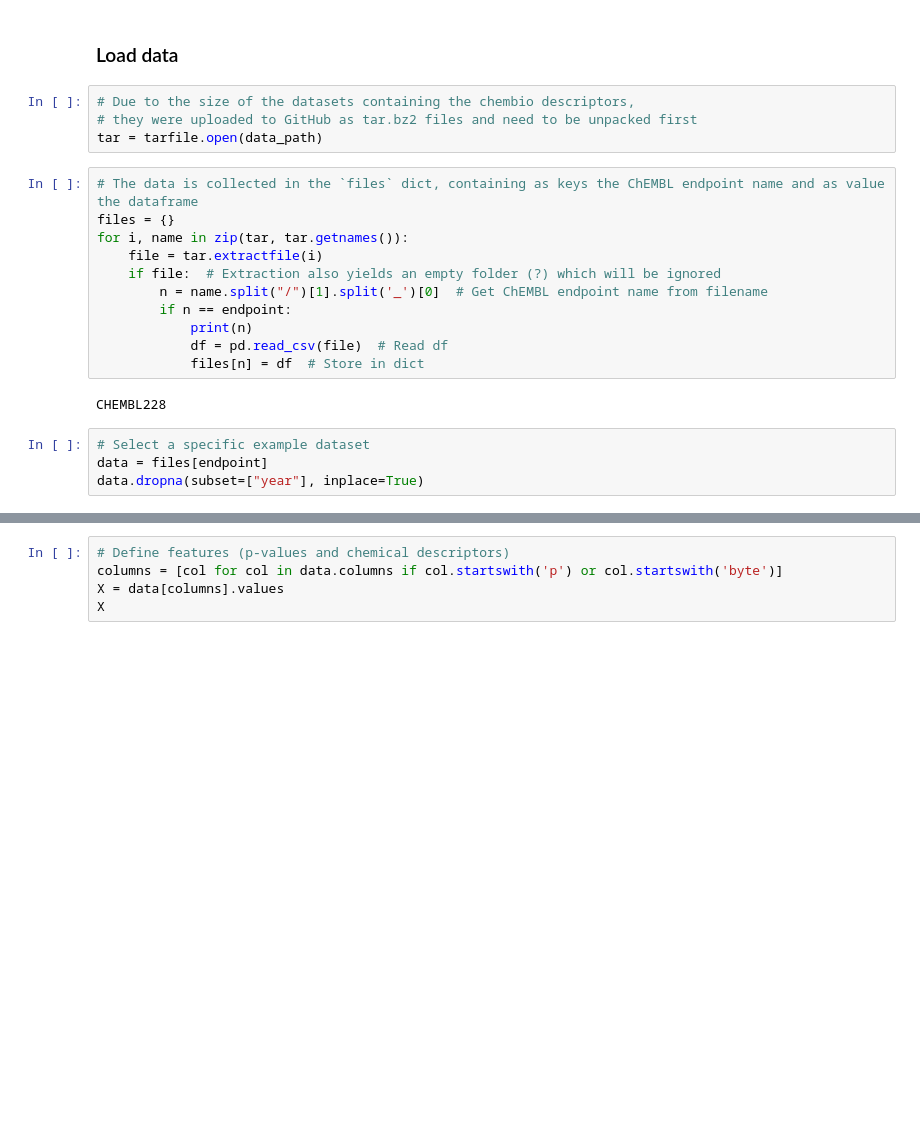
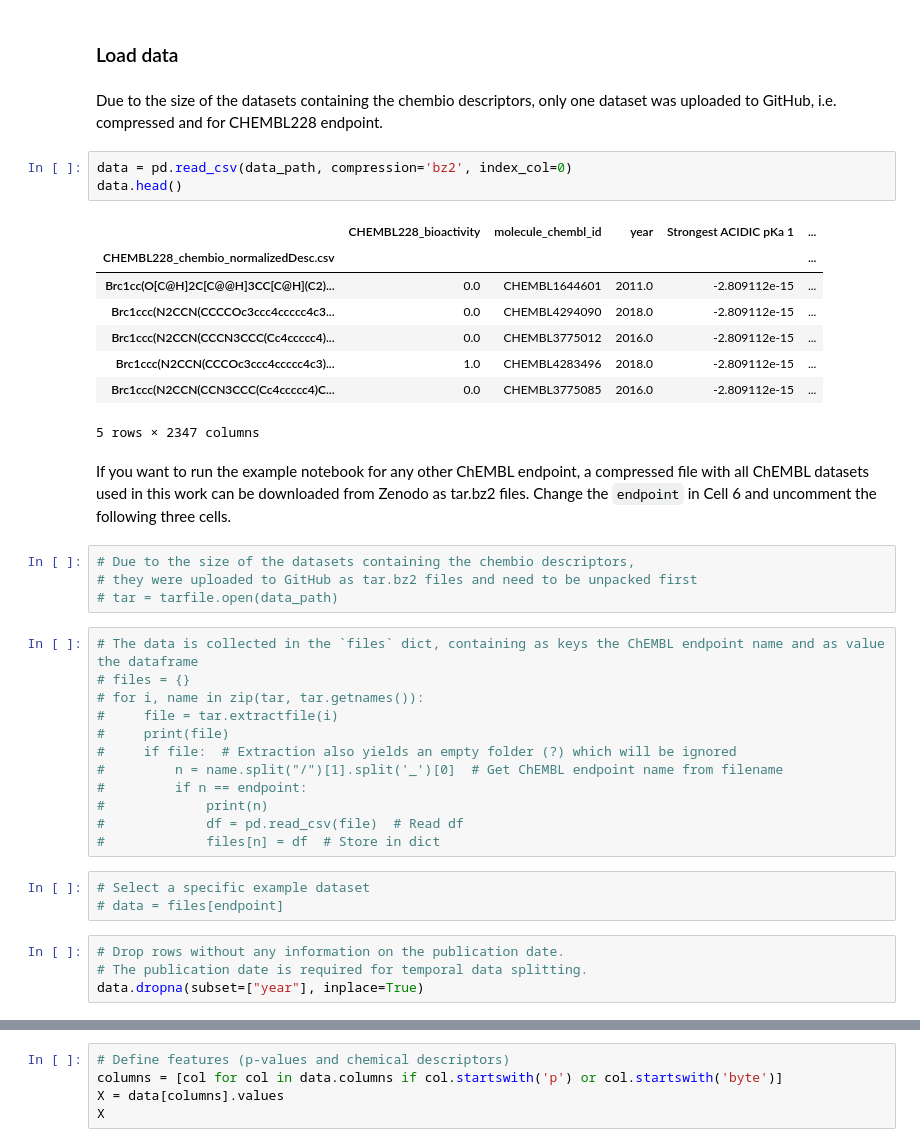
Before and after one commit to volkamerlab/CPrecalibration_manuscript_SI, a Jupyter notebook: code/continuous_calibration_example.ipynb, the cells around one changed output, grey strips where cells are left out. Cells and saved outputs as stored; diff of their text form; blank space fills up the shorter version.

```diff
--- a/code/continuous_calibration_example.ipynb
+++ b/code/continuous_calibration_example.ipynb
@@ -35,26 +46,44 @@ ratio_sampler = StratifiedRatioSampler(n_folds=n_folds_acp)
 # %% [markdown]
 ### Load data
+# %% [markdown]
+Due to the size of the datasets containing the chembio descriptors, only one dataset was uploaded to GitHub, i.e. compressed and for CHEMBL228 endpoint.
+# %%
+data = pd.read_csv(data_path, compression='bz2', index_col=0)
+data.head()
+# %% [output]
+|  | CHEMBL228_bioactivity | molecule_chembl_id | year | Strongest ACIDIC pKa 1 | ... |
+| CHEMBL228_chembio_normalizedDesc.csv |  |  |  |  | ... |
+| Brc1cc(O[C@H]2C[C@@H]3CC[C@H](C2)... | 0.0 | CHEMBL1644601 | 2011.0 | -2.809112e-15 | ... |
+| Brc1ccc(N2CCN(CCCCOc3ccc4ccccc4c3... | 0.0 | CHEMBL4294090 | 2018.0 | -2.809112e-15 | ... |
+| Brc1ccc(N2CCN(CCCN3CCC(Cc4ccccc4)... | 0.0 | CHEMBL3775012 | 2016.0 | -2.809112e-15 | ... |
+| Brc1ccc(N2CCN(CCCOc3ccc4ccccc4c3)... | 1.0 | CHEMBL4283496 | 2018.0 | -2.809112e-15 | ... |
+| Brc1ccc(N2CCN(CCN3CCC(Cc4ccccc4)C... | 0.0 | CHEMBL3775085 | 2016.0 | -2.809112e-15 | ... |
+5 rows × 2347 columns
+# %% [markdown]
+If you want to run the example notebook for any other ChEMBL endpoint, a compressed file with all ChEMBL datasets used in this work can be downloaded from Zenodo as tar.bz2 files. Change the `endpoint` in Cell 6 and uncomment the following three cells.
 # %%
 # Due to the size of the datasets containing the chembio descriptors,
 # they were uploaded to GitHub as tar.bz2 files and need to be unpacked first
-tar = tarfile.open(data_path)
+# tar = tarfile.open(data_path)
 # %%
 # The data is collected in the `files` dict, containing as keys the ChEMBL endpoint name and as value the dataframe
-files = {}
-for i, name in zip(tar, tar.getnames()):
-    file = tar.extractfile(i)
-    if file:  # Extraction also yields an empty folder (?) which will be ignored
-        n = name.split("/")[1].split('_')[0]  # Get ChEMBL endpoint name from filename
-        if n == endpoint:
-            print(n)
-            df = pd.read_csv(file)  # Read df
-            files[n] = df  # Store in dict
+# files = {}
+# for i, name in zip(tar, tar.getnames()):
+#     file = tar.extractfile(i)
+#     print(file)
+#     if file:  # Extraction also yields an empty folder (?) which will be ignored
+#         n = name.split("/")[1].split('_')[0]  # Get ChEMBL endpoint name from filename
+#         if n == endpoint:
+#             print(n)
+#             df = pd.read_csv(file)  # Read df
+#             files[n] = df  # Store in dict
-# %% [output]
-CHEMBL228
 # %%
 # Select a specific example dataset
-data = files[endpoint]
-data.dropna(subset=["year"], inplace=True)
+# data = files[endpoint]
+# %%
+# Drop rows without any information on the publication date.
+# The publication date is required for temporal data splitting.
+data.dropna(subset=["year"], inplace=True)
 # %%
 # Define labels
 y = data[f"{endpoint}_bioactivity"].values
```
Also changed, not shown: parts of 31 cells of this notebook, 3 other files.
